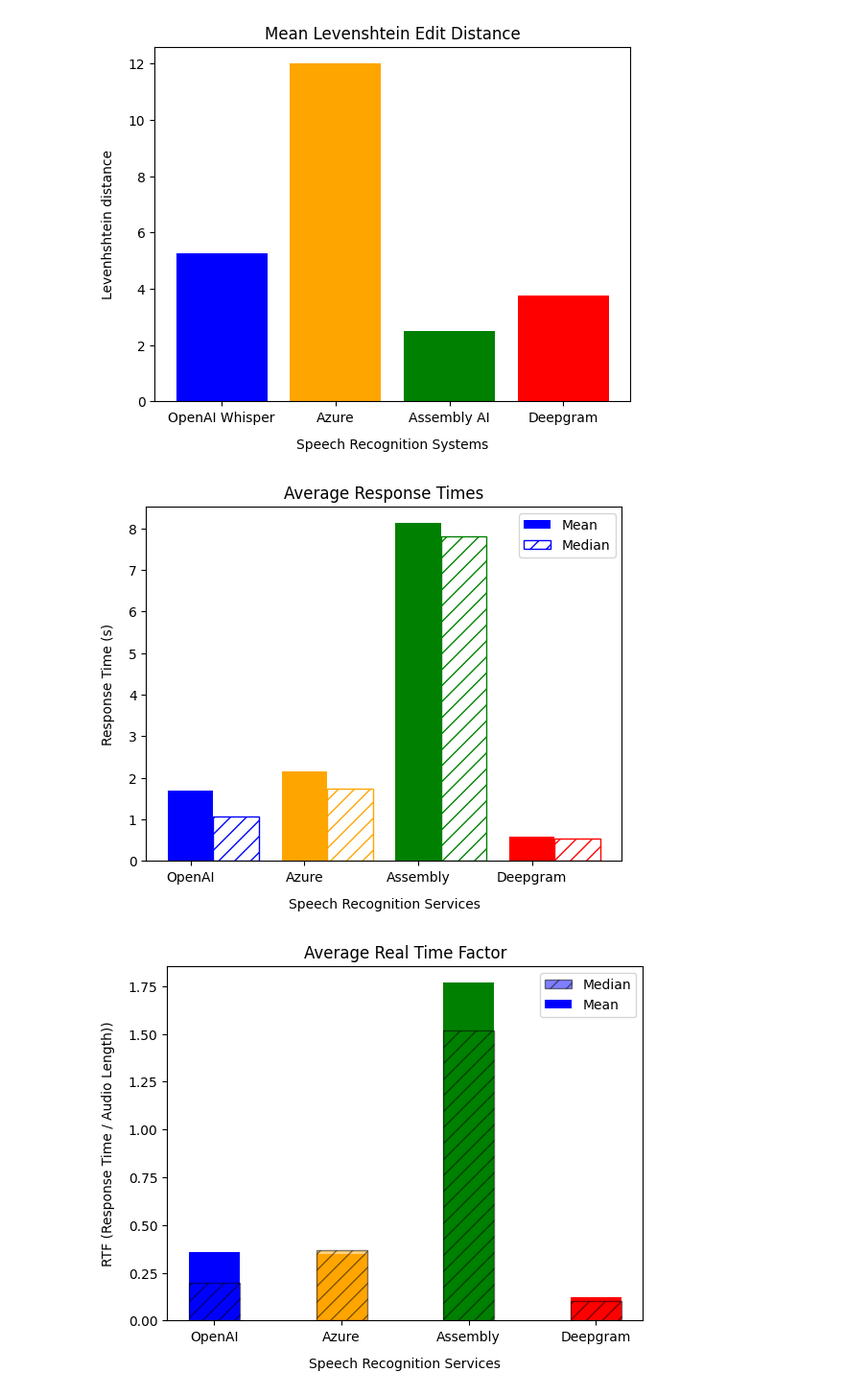
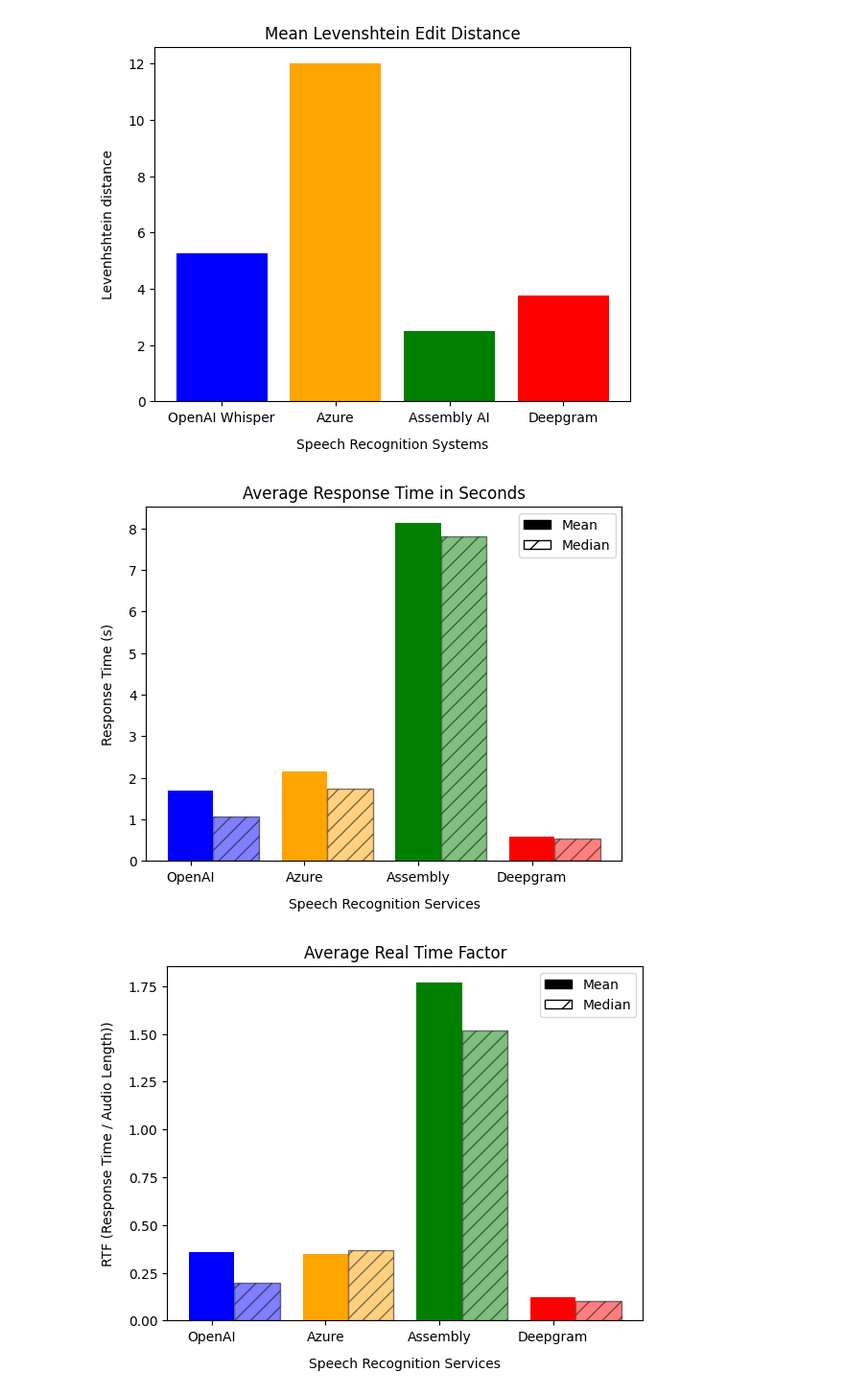
Before and after one commit to chinardankhara/asrcode, a Jupyter notebook: workbench.ipynb, the cells around one changed output. Shown at 96% size. Saved outputs shown, nothing was run; the diff lists cells and outputs as text; code cells hidden in the pictures.

```diff
--- a/workbench.ipynb
+++ b/workbench.ipynb
@@ -208,26 +208,38 @@ colors = ['blue', 'orange', 'green', 'red']
 # Create the figure and axis objects
 fig, ax = plt.subplots()
 
-# Plot the bars for the means and medians
-mean_bars = ax.bar(labels, means, width=0.4, color=colors, alpha=1, label='Mean')
-median_bars = ax.bar([i + 0.4 for i in range(len(labels))], medians, width=0.4, color='none', alpha=1, hatch='//', edgecolor=colors, label='Median')
+# Plot the bars for the means
+ax.bar(labels, means, width=0.4, color=colors, label='Mean')
 
-# Add a legend and labels
-ax.legend(facecolor='white')
-
-ax.set_title('Average Response Times')
+for i, (median, color) in enumerate(zip(medians, colors)):
+    ax.add_patch(
+        patches.Rectangle(
+            (i+0.2, 0),
+            0.4,
+            median,
+            hatch='//',
+            fill=True,
+            facecolor=color,
+            edgecolor='black',
+            alpha=0.5,
+            label='Median' if i == 0 else None,
+        )
+    )
+mean_patch = patches.Patch(color='black', label='Mean')
+median_patch = patches.Patch(hatch='/', facecolor='none', edgecolor='black', label='Median')
+legend = plt.legend(handles=[mean_patch, median_patch])
+ax.set_title('Average Response Time in Seconds')
 ax.set_xlabel('Speech Recognition Services', labelpad=10)
 ax.set_ylabel('Response Time (s)', labelpad=10)
 
 # Show the plot
 plt.show()
 # %% [output]
-[figure, old version]
+[figure, new version]
 # %%
 import matplotlib.pyplot as plt
 import statistics as s
 import matplotlib.patches as patches
-
 
 # Calculate the means and medians of the data
 o_mean, az_mean, a_mean, d_mean = s.mean(data_dict['openai_rtf']), s.mean(data_dict['azure_rtf']), s.mean(data_dict['assembly_rtf']), s.mean(data_dict['deepgram_rtf'])
@@ -237,49 +249,35 @@ labels = ['OpenAI', 'Azure', 'Assembly', 'Deepgram']
 means = [o_mean, az_mean, a_mean, d_mean]
 medians = [o_median, az_median, a_median, d_median]
 colors = ['blue', 'orange', 'green', 'red']
 
 # Create the figure and axis objects
 fig, ax = plt.subplots()
 
 # Plot the bars for the means
 ax.bar(labels, means, width=0.4, color=colors, label='Mean')
 
-# # Plot the bars for the medians with stripes
-# for i, (median, color) in enumerate(zip(medians, colors)):
-#     ax.add_patch(
-#         patches.Rectangle(
-#             (i + 0.4, 0),
-#             0.4,
-#             median,
-#             hatch='//',
-#             fill=True,
-#             facecolor=color,
-#             edgecolor='black',
-#             alpha=0.5,
-#             label='Median' if i == 0 else None,
-#         )
-#     )
-
 for i, (median, color) in enumerate(zip(medians, colors)):
     ax.add_patch(
         patches.Rectangle(
-            (i, 0),
+            (i+0.2, 0),
             0.4,
             median,
             hatch='//',
             fill=True,
             facecolor=color,
             edgecolor='black',
             alpha=0.5,
             label='Median' if i == 0 else None,
         )
     )
-ax.legend()
+mean_patch = patches.Patch(color='black', label='Mean')
+median_patch = patches.Patch(hatch='/', facecolor='none', edgecolor='black', label='Median')
+legend = plt.legend(handles=[mean_patch, median_patch])
 ax.set_title('Average Real Time Factor')
 ax.set_xlabel('Speech Recognition Services', labelpad=10)
 ax.set_ylabel('RTF (Response Time / Audio Length))', labelpad=10)
 
 # Show the plot
 plt.show()
 # %% [output]
-[figure, old version]
+[figure, new version]
```
Also changed, not shown: parts of 1 cell of this notebook.
